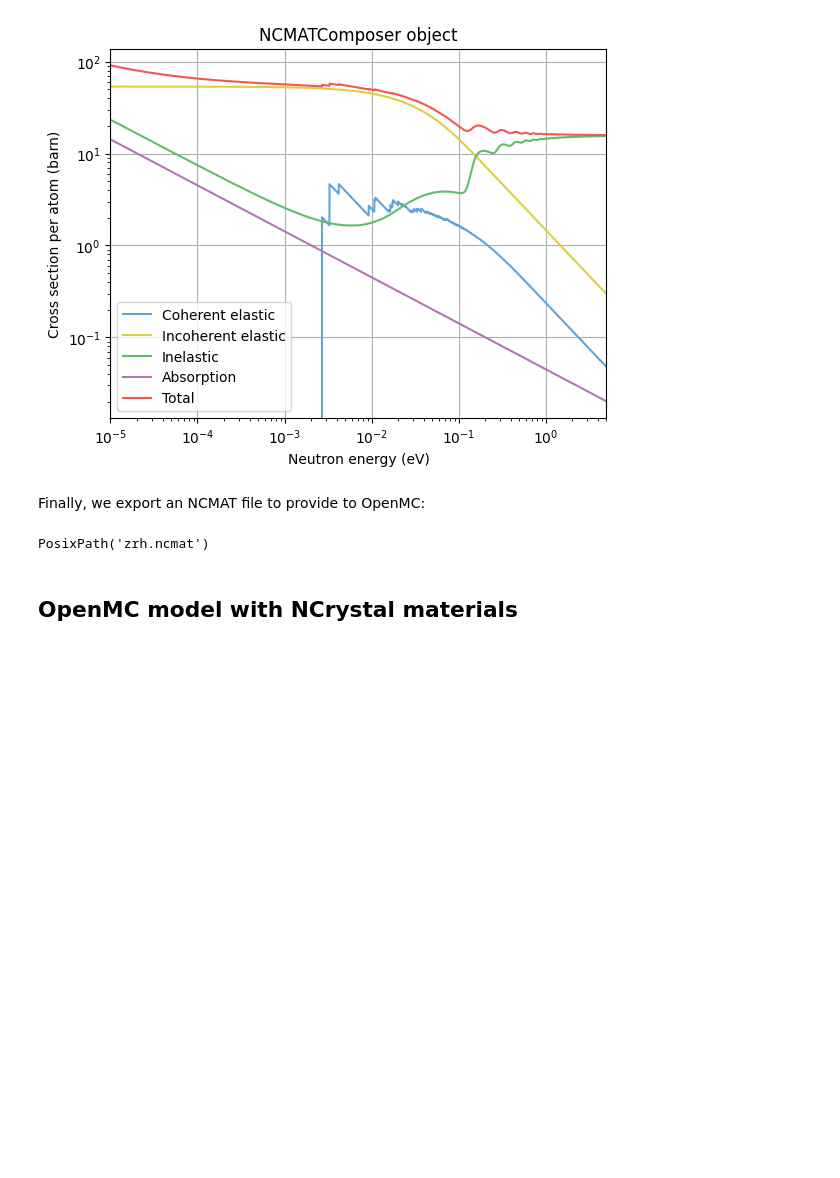
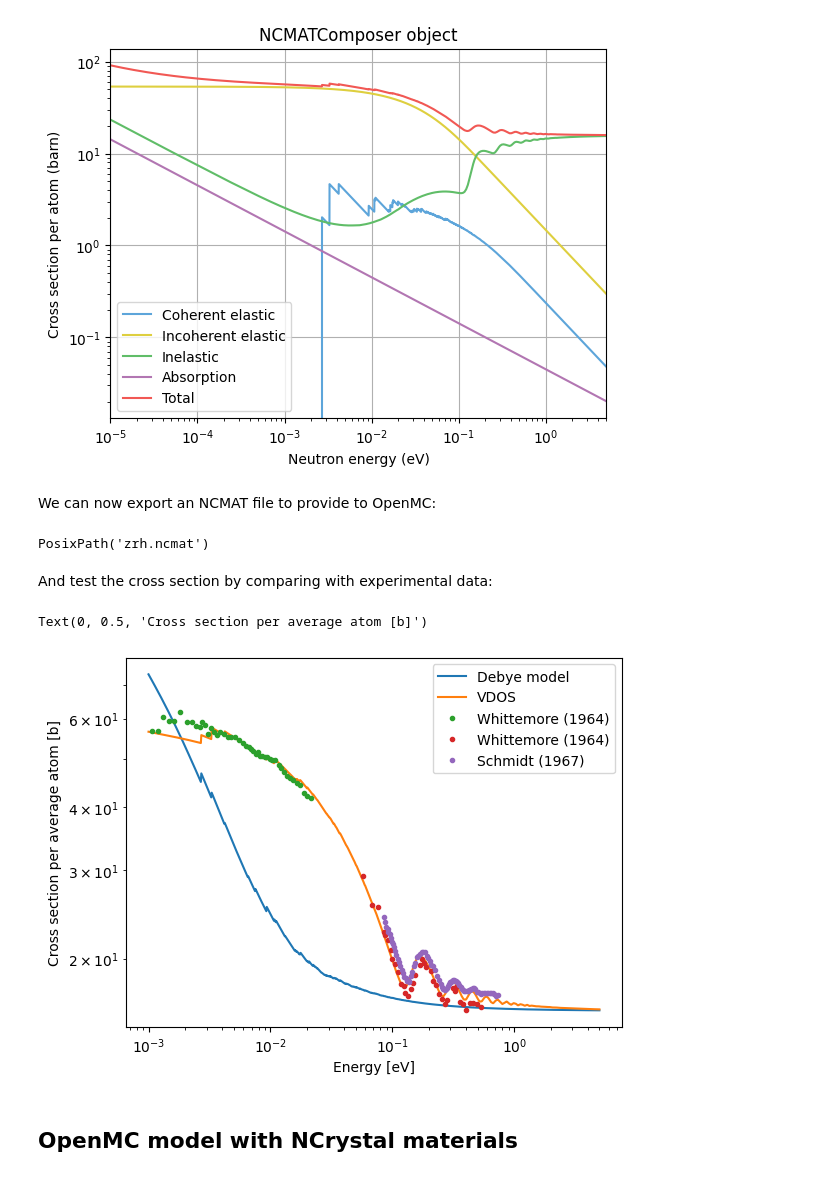
Before and after one commit to highness-eu/TSL_School, a Jupyter notebook: openmc/Examples/ReactorCell/TSL_School-TRIGA_cell.ipynb, the cells around one changed output. Cells and saved outputs as stored; diff of their text form; code cells hidden in the pictures; blank space fills up the shorter version.

```diff
--- a/openmc/Examples/ReactorCell/TSL_School-TRIGA_cell.ipynb
+++ b/openmc/Examples/ReactorCell/TSL_School-TRIGA_cell.ipynb
@@ -580,11 +797,34 @@ ncplot.plot_xsect(c_zrh, mode='ekin', xmin=1e-5, xmax=5)
 # %% [output]
 [figure]
 # %% [markdown]
-Finally, we export an NCMAT file to provide to OpenMC:
+We can now export an NCMAT file to provide to OpenMC:
 # %%
 c_zrh.write('zrh.ncmat')
 # %% [output]
 PosixPath('zrh.ncmat')
+# %% [markdown]
+And test the cross section by comparing with experimental data:
+# %%
+E = np.geomspace(1e-3, 5, 1000)
+zrh_pc = NC.createScatter('bad_zrh.ncmat')
+zrh_abs = NC.createAbsorption('bad_zrh.ncmat')
+xs = zrh_pc.xsect(ekin=E)+zrh_abs.xsect(ekin=E)
+plt.loglog(E,xs, label='Debye model')
+
+zrh_pc = NC.createScatter('zrh.ncmat')
+zrh_abs = NC.createAbsorption('zrh.ncmat')
+xs = zrh_pc.xsect(ekin=E)+zrh_abs.xsect(ekin=E)
+plt.loglog(E,xs, label='VDOS')
+
+plt.loglog(whittemore1_E, whittemore1_xs, '.', label='Whittemore (1964)')
+plt.loglog(whittemore2_E, whittemore2_xs, '.', label='Whittemore (1964)')
+plt.loglog(schmidt_E, schmidt_xs, '.', label='Schmidt (1967)')
+plt.legend()
+plt.xlabel('Energy [eV]')
+plt.ylabel('Cross section per average atom [b]')
+# %% [output]
+Text(0, 0.5, 'Cross section per average atom [b]')
+[figure, added]
 # %% [markdown]
 ## OpenMC model with NCrystal materials
 # %% [markdown]
```
Also changed, not shown: parts of 16 cells of this notebook.
